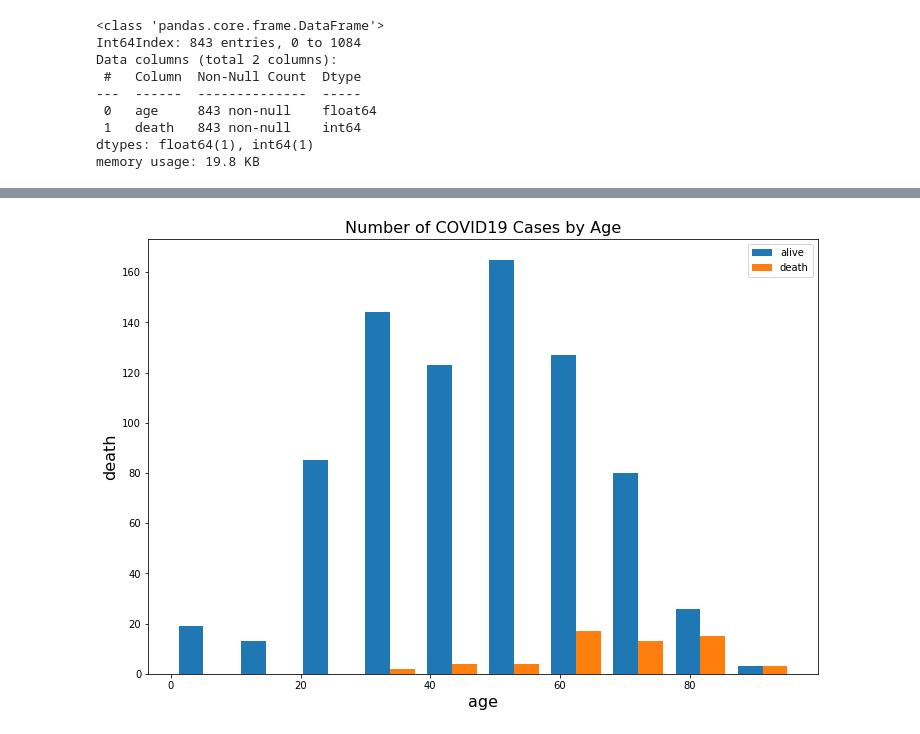
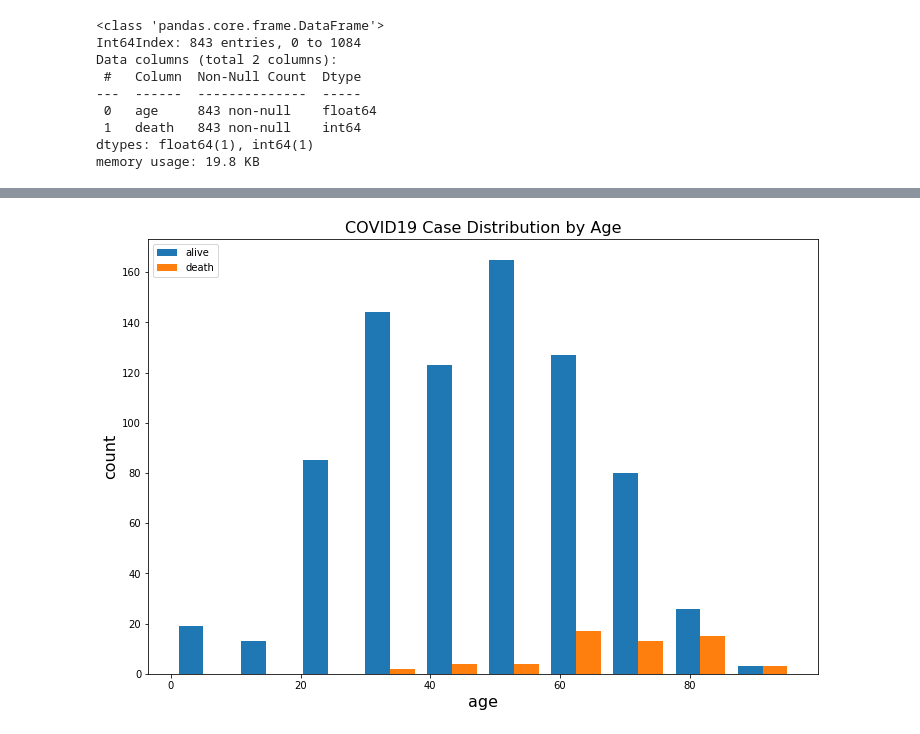
Before and after one commit to calldrj/NSF.Summer.2020, a Jupyter notebook: HW_7.ipynb, the cells around one changed output, grey strips where cells are left out. Saved outputs shown, nothing was run; the diff lists cells and outputs as text; code cells hidden in the pictures.

```diff
--- a/HW_7.ipynb
+++ b/HW_7.ipynb
@@ -127,11 +127,17 @@ memory usage: 19.8 KB
 # %%
 # Make a scatter plot of age vs death
 import matplotlib.pyplot as plt
+
+death = df_covid[df_covid.death == 1]
+alive = df_covid[df_covid.death == 0]
 fontsize=16
-plt.scatter(data=df_covid, x='age', y='death', alpha=.5)
+
+plt.scatter(data=alive, x='age', y='death', label='alive', alpha=.5)
+plt.scatter(data=death, x='age', y='death', label='death', alpha=.5)
 plt.xlabel('age', fontsize=fontsize)
-plt.ylabel('death', fontsize=fontsize)
-plt.title('COVID19 Cases (Age vs. Death)', fontsize=fontsize)
+plt.yticks([])
+plt.legend(loc='upper left')
+plt.title('COVID19 Case Distribution by Age', fontsize=fontsize)
 plt.gcf().set_size_inches(18, 6)
 plt.show()
 # %% [output]
@@ -139,12 +145,15 @@ plt.show()
 # %%
-death = df_covid[df_covid.death == 1].age
-alive = df_covid[df_covid.death == 0].age
-plt.hist([alive, death], bins=10, label=['alive', 'death'])
+#  Create histograms of the survivors and non-survivors
+death_age = death.age
+alive_age = alive.age
+n_bin = 10
+
+histogram_out = plt.hist([alive_age, death_age], bins=n_bin, label=['alive', 'death'])
 plt.xlabel('age', fontsize=fontsize)
-plt.ylabel('death', fontsize=fontsize)
-plt.title('Number of COVID19 Cases by Age', fontsize=fontsize)
-plt.legend()
+plt.ylabel('count', fontsize=fontsize)
+plt.title('COVID19 Case Distribution by Age', fontsize=fontsize)
+plt.legend(loc='upper left')
 plt.gcf().set_size_inches(12, 8)
 plt.show()
 # %% [output]
-[figure, old version]
+[figure, new version]
```
Also changed, not shown: parts of 4 cells of this notebook.
